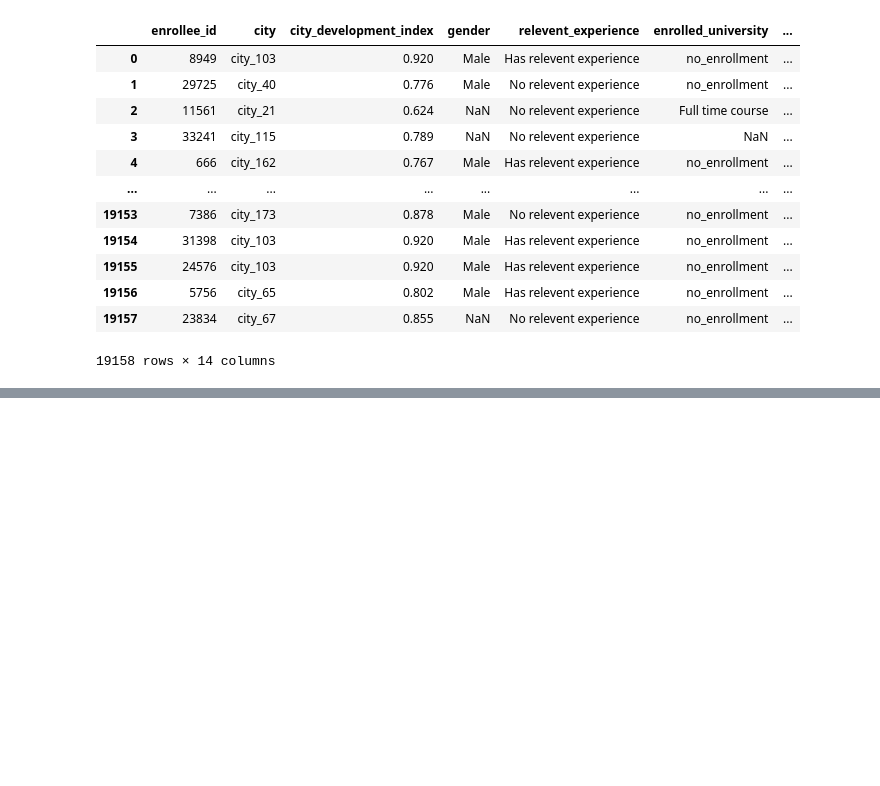
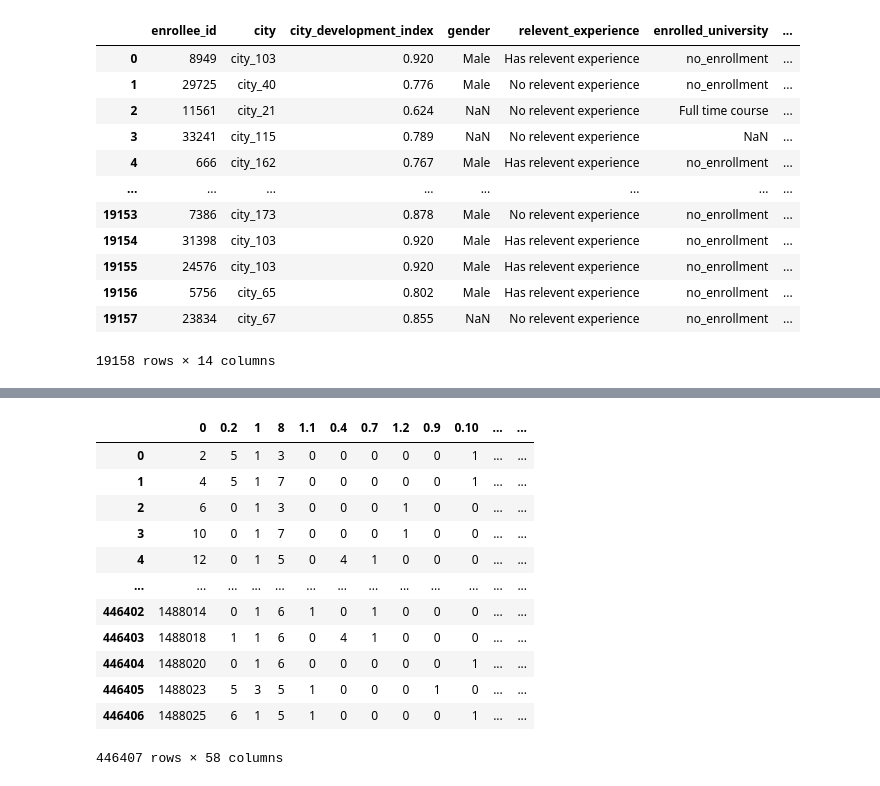
Before and after one commit to Ravi43chaurasiya/AI-ML, a Jupyter notebook: Untitled.ipynb, the cells around one changed output, grey strips where cells are left out. Drawn from its saved outputs; the diff is of its cells as text; code cells hidden in the pictures; blank space fills up the shorter version.

```diff
--- a/Untitled.ipynb
+++ b/Untitled.ipynb
@@ -101,0 +326,18 @@ pd.read_csv("aug_train.csv")
+# %%
+df6=pd.read_csv("test.csv",skiprows=lambda x:x%2==0)
+# %%
+df6
+# %% [output]
+|  | 0 | 0.2 | 1 | 8 | 1.1 | 0.4 | 0.7 | 1.2 | 0.9 | 0.10 | ... | ... |
+| 0 | 2 | 5 | 1 | 3 | 0 | 0 | 0 | 0 | 0 | 1 | ... | ... |
+| 1 | 4 | 5 | 1 | 7 | 0 | 0 | 0 | 0 | 0 | 1 | ... | ... |
+| 2 | 6 | 0 | 1 | 3 | 0 | 0 | 0 | 1 | 0 | 0 | ... | ... |
+| 3 | 10 | 0 | 1 | 7 | 0 | 0 | 0 | 1 | 0 | 0 | ... | ... |
+| 4 | 12 | 0 | 1 | 5 | 0 | 4 | 1 | 0 | 0 | 0 | ... | ... |
+| ... | ... | ... | ... | ... | ... | ... | ... | ... | ... | ... | ... | ... |
+| 446402 | 1488014 | 0 | 1 | 6 | 1 | 0 | 1 | 0 | 0 | 0 | ... | ... |
+| 446403 | 1488018 | 1 | 1 | 6 | 0 | 4 | 1 | 0 | 0 | 0 | ... | ... |
+| 446404 | 1488020 | 0 | 1 | 6 | 0 | 0 | 0 | 0 | 0 | 1 | ... | ... |
+| 446405 | 1488023 | 5 | 3 | 5 | 1 | 0 | 0 | 0 | 1 | 0 | ... | ... |
+| 446406 | 1488025 | 6 | 1 | 5 | 1 | 0 | 0 | 0 | 0 | 1 | ... | ... |
+446407 rows × 58 columns
```
Also changed, not shown: parts of 83 cells of this notebook.
